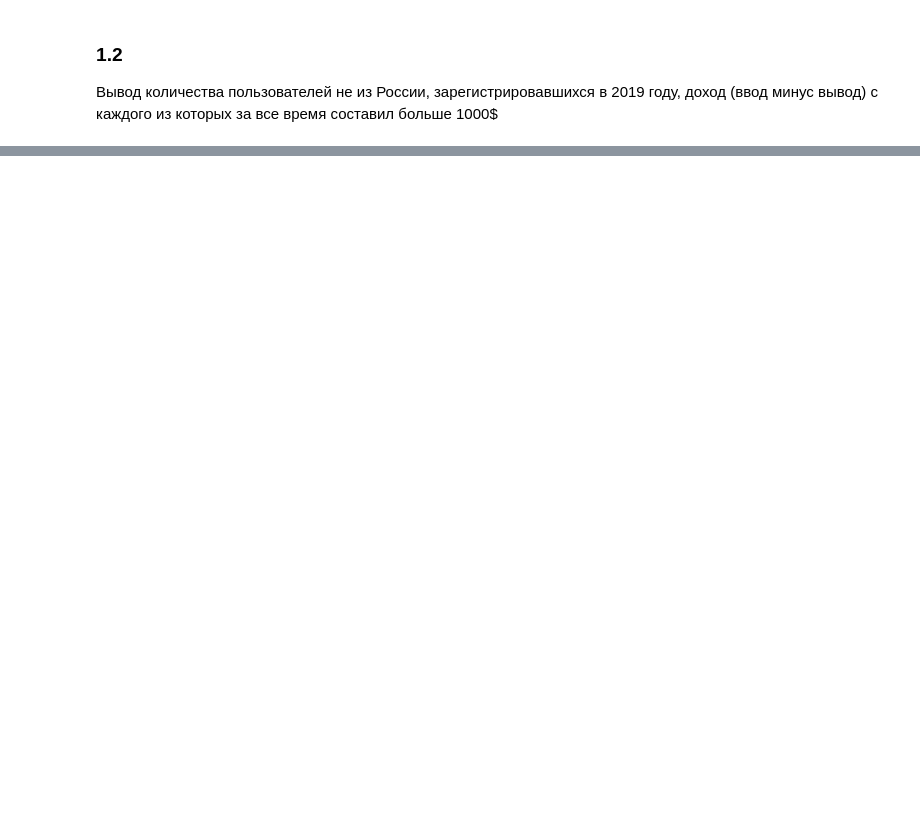
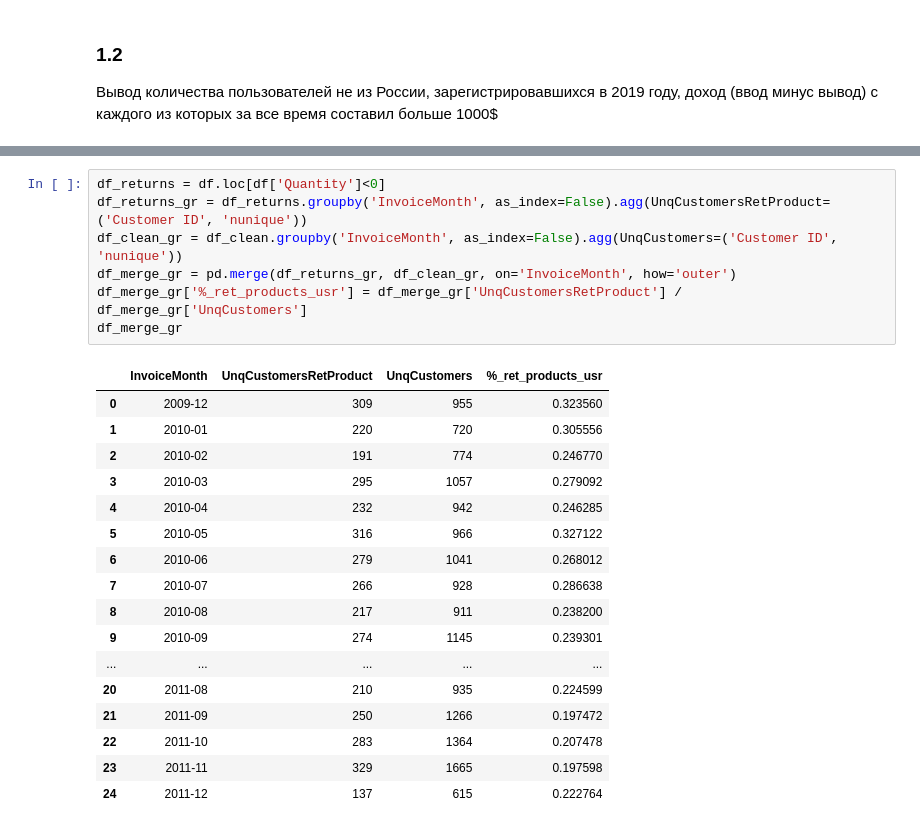
Before and after one commit to pumpumpidu/test_tasks, a Jupyter notebook: karuna/main.ipynb, the cells around one changed output, grey strips where cells are left out. Drawn from its saved outputs; the diff is of its cells as text; blank space fills up the shorter version.

```diff
--- a/karuna/main.ipynb
+++ b/karuna/main.ipynb
@@ -61,0 +309,25 @@ pd.read_sql(query, engine)
+# %%
+df_returns = df.loc[df['Quantity']<0]
+df_returns_gr = df_returns.groupby('InvoiceMonth', as_index=False).agg(UnqCustomersRetProduct=('Customer ID', 'nunique'))
+df_clean_gr = df_clean.groupby('InvoiceMonth', as_index=False).agg(UnqCustomers=('Customer ID', 'nunique'))
+df_merge_gr = pd.merge(df_returns_gr, df_clean_gr, on='InvoiceMonth', how='outer')
+df_merge_gr['%_ret_products_usr'] = df_merge_gr['UnqCustomersRetProduct'] / df_merge_gr['UnqCustomers']
+df_merge_gr
+# %% [output]
+|  | InvoiceMonth | UnqCustomersRetProduct | UnqCustomers | %_ret_products_usr |
+| 0 | 2009-12 | 309 | 955 | 0.323560 |
+| 1 | 2010-01 | 220 | 720 | 0.305556 |
+| 2 | 2010-02 | 191 | 774 | 0.246770 |
+| 3 | 2010-03 | 295 | 1057 | 0.279092 |
+| 4 | 2010-04 | 232 | 942 | 0.246285 |
+| 5 | 2010-05 | 316 | 966 | 0.327122 |
+| 6 | 2010-06 | 279 | 1041 | 0.268012 |
+| 7 | 2010-07 | 266 | 928 | 0.286638 |
+| 8 | 2010-08 | 217 | 911 | 0.238200 |
+| 9 | 2010-09 | 274 | 1145 | 0.239301 |
+| ... | ... | ... | ... | ... |
+| 20 | 2011-08 | 210 | 935 | 0.224599 |
+| 21 | 2011-09 | 250 | 1266 | 0.197472 |
+| 22 | 2011-10 | 283 | 1364 | 0.207478 |
+| 23 | 2011-11 | 329 | 1665 | 0.197598 |
+| 24 | 2011-12 | 137 | 615 | 0.222764 |
```
Also changed, not shown: parts of 25 cells of this notebook.
